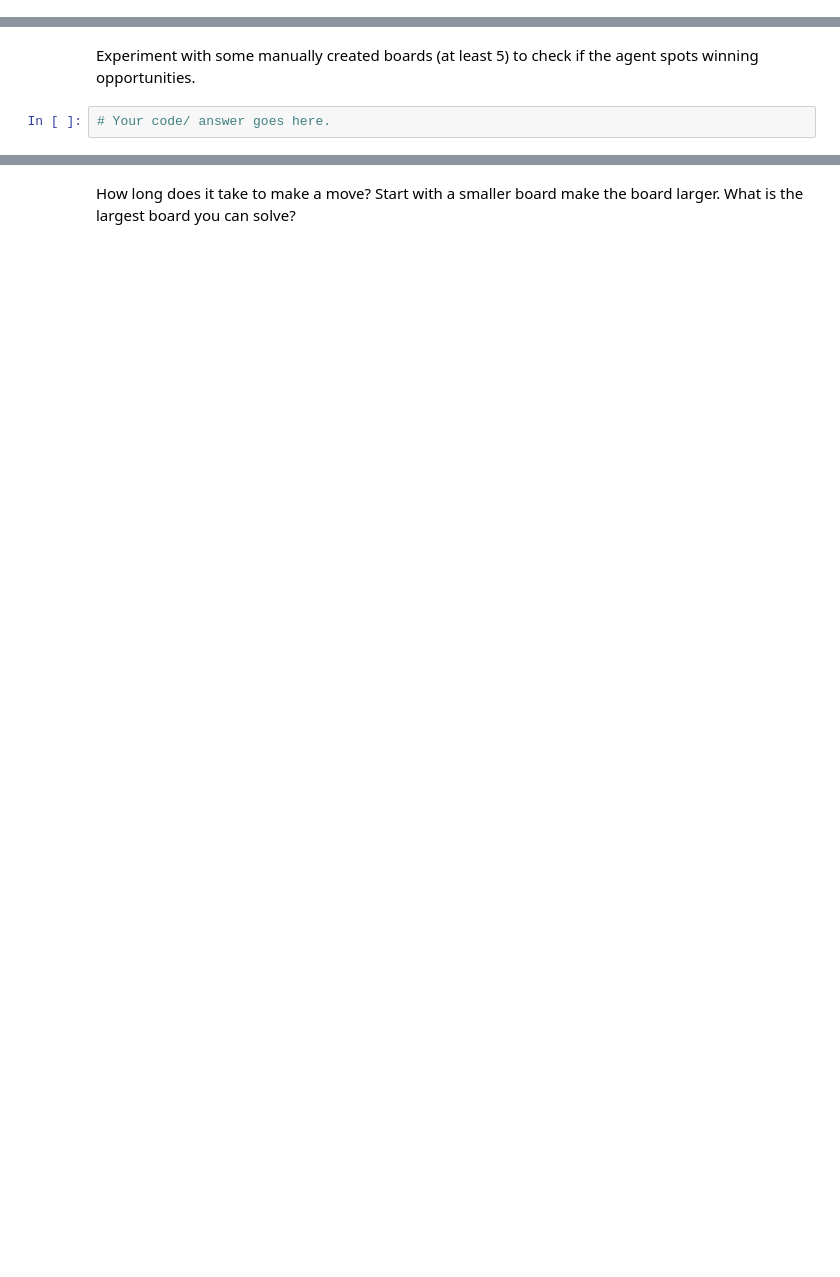
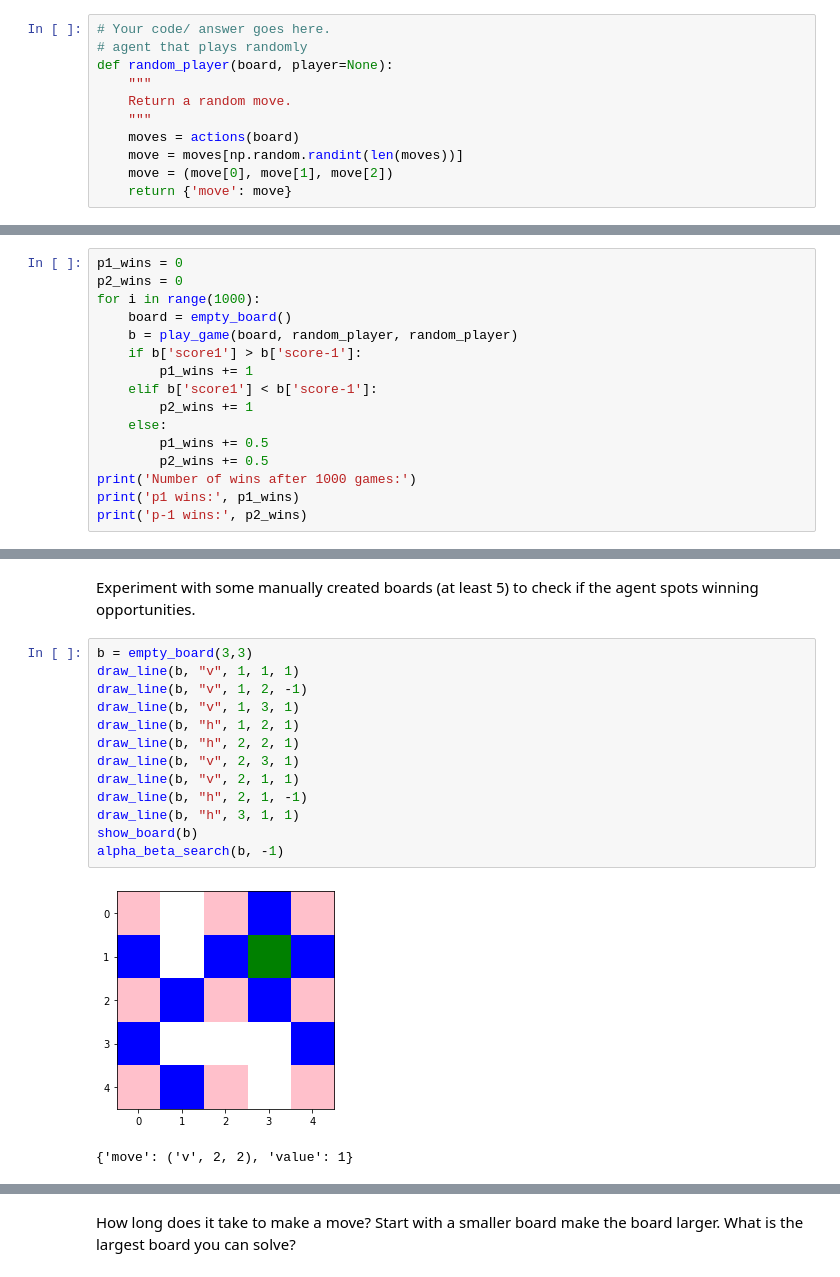
Before and after one commit to wyattsaltzman/CS7320-AI, a Jupyter notebook: Games/assignment_dots_and_boxes.ipynb, the cells around one changed output, grey strips where cells are left out. Drawn from its saved outputs; the diff is of its cells as text; blank space fills up the shorter version.

```diff
--- a/Games/assignment_dots_and_boxes.ipynb
+++ b/Games/assignment_dots_and_boxes.ipynb
@@ -162,3 +300,14 @@ The argument `player` is used for agents that do not store what side they are pl
+# %%
+# Your code/ answer goes here.
+# agent that plays randomly
+def random_player(board, player=None):
+    """
+    Return a random move.
+    """
+    moves = actions(board)
+    move = moves[np.random.randint(len(moves))]
+    move = (move[0], move[1], move[2])
+    return {'move': move}
 # %% [markdown]
 Let two random agents play against each other 1000 times. Look at the [Experiments section for tic-tac-toe](https://nbviewer.org/github/mhahsler/CS7320-AI/blob/master/Games/tictactoe_and_or_tree_search.ipynb#Experiments) to see how the environment uses the agent functions to play against each other.
 
@@ -167,0 +338,16 @@ How often does each player win? Is the result expected?
+# %%
+p1_wins = 0
+p2_wins = 0
+for i in range(1000):
+    board = empty_board()
+    b = play_game(board, random_player, random_player)
+    if b['score1'] > b['score-1']:
+        p1_wins += 1
+    elif b['score1'] < b['score-1']:
+        p2_wins += 1
+    else:
+        p1_wins += 0.5
+        p2_wins += 0.5
+print('Number of wins after 1000 games:')
+print('p1 wins:', p1_wins)
+print('p-1 wins:', p2_wins)
@@ -181,4 +436,18 @@ __Notes:__
 # %% [markdown]
 Experiment with some manually created boards (at least 5) to check if the agent spots winning opportunities.
-# %%
-# Your code/ answer goes here.
+# %%
+b = empty_board(3,3)
+draw_line(b, "v", 1, 1, 1)
+draw_line(b, "v", 1, 2, -1)
+draw_line(b, "v", 1, 3, 1)
+draw_line(b, "h", 1, 2, 1)
+draw_line(b, "h", 2, 2, 1)
+draw_line(b, "v", 2, 3, 1)
+draw_line(b, "v", 2, 1, 1)
+draw_line(b, "h", 2, 1, -1)
+draw_line(b, "h", 3, 1, 1)
+show_board(b)
+alpha_beta_search(b, -1)
+# %% [output]
+[figure, added]
+{'move': ('v', 2, 2), 'value': 1}
```
Also changed, not shown: parts of 75 cells of this notebook.
